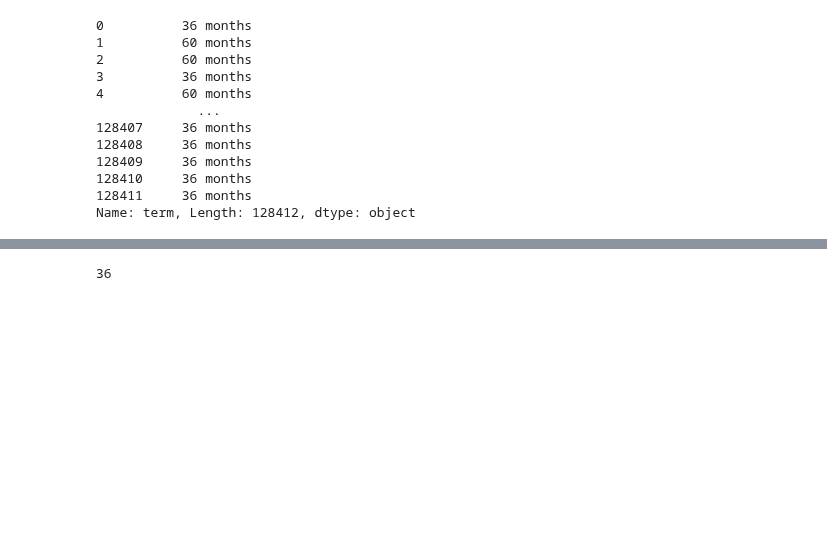
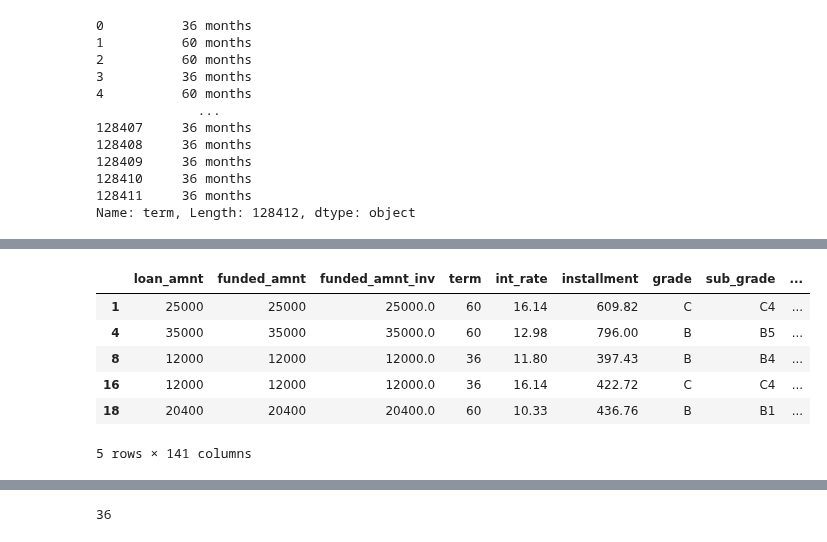
Before and after one commit to bloominstituteoftechnology/DS-Unit-1-Sprint-1-Data-Wrangling-and-Storytelling, a Jupyter notebook: DS-Unit-1-Sprint-1-Data-Wrangling-and-Storytelling/module2-make-features/mk_of_LS_DS_112_Make_Features_Assignment.ipynb, the cells around one changed output, grey strips where cells are left out. Drawn from its saved outputs; the diff is of its cells as text; code cells hidden in the pictures; blank space fills up the shorter version.

```diff
--- a/DS-Unit-1-Sprint-1-Data-Wrangling-and-Storytelling/module2-make-features/mk_of_LS_DS_112_Make_Features_Assignment.ipynb
+++ b/DS-Unit-1-Sprint-1-Data-Wrangling-and-Storytelling/module2-make-features/mk_of_LS_DS_112_Make_Features_Assignment.ipynb
@@ -321,3 +321,6 @@ df_mod1['term']
 128410     36 months
 128411     36 months
 Name: term, Length: 128412, dtype: object
+# %%
+df_mod1['emp_title_manager'] = df_mod1['emp_title'].str.contains('Manager')
+df_mod1.head()
@@ -323,0 +335,3 @@ Name: term, Length: 128412, dtype: object
+# %%
+condition =  (df_mod1['emp_title_manager'] == True)
+condition
@@ -323,0 +351,12 @@ Name: term, Length: 128412, dtype: object
+# %%
+managers = df_mod1[condition]
+
+managers.head()
+# %% [output]
+|  | loan_amnt | funded_amnt | funded_amnt_inv | term | int_rate | installment | grade | sub_grade | ... |
+| 1 | 25000 | 25000 | 25000.0 | 60 | 16.14 | 609.82 | C | C4 | ... |
+| 4 | 35000 | 35000 | 35000.0 | 60 | 12.98 | 796.00 | B | B5 | ... |
+| 8 | 12000 | 12000 | 12000.0 | 36 | 11.80 | 397.43 | B | B4 | ... |
+| 16 | 12000 | 12000 | 12000.0 | 36 | 16.14 | 422.72 | C | C4 | ... |
+| 18 | 20400 | 20400 | 20400.0 | 60 | 10.33 | 436.76 | B | B1 | ... |
+5 rows × 141 columns
```
Also changed, not shown: parts of 19 cells of this notebook.
